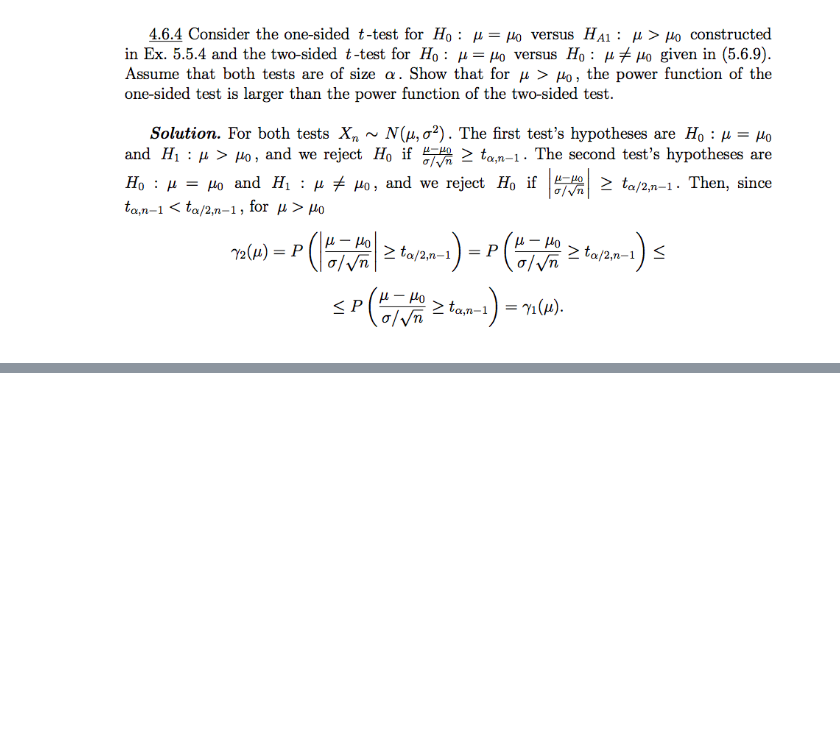
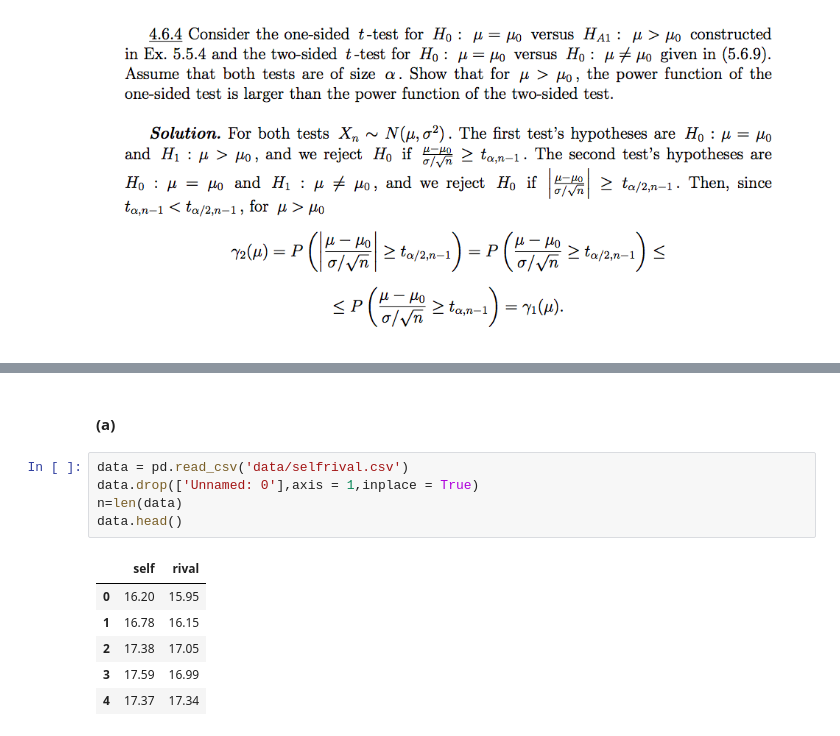
Before and after one commit to abhijitharakali/Solutions-Introduction-to-Mathematical-Statistics-by-Robert-V.-Hogg-Joseph-W.-McKean-Allen-T-Cr, a Jupyter notebook: Chapter4.ipynb, the cells around one changed output, grey strips where cells are left out. Drawn from its saved outputs; the diff is of its cells as text; blank space fills up the shorter version.

```diff
--- a/Chapter4.ipynb
+++ b/Chapter4.ipynb
@@ -1704,0 +1714,14 @@ plt.show()
+# %% [markdown]
+#### (a)
+# %%
+data = pd.read_csv('data/selfrival.csv')
+data.drop(['Unnamed: 0'],axis = 1,inplace = True)
+n=len(data)
+data.head()
+# %% [output]
+|  | self | rival |
+| 0 | 16.20 | 15.95 |
+| 1 | 16.78 | 16.15 |
+| 2 | 17.38 | 17.05 |
+| 3 | 17.59 | 16.99 |
+| 4 | 17.37 | 17.34 |
```
Also changed, not shown: parts of 15 cells of this notebook.
